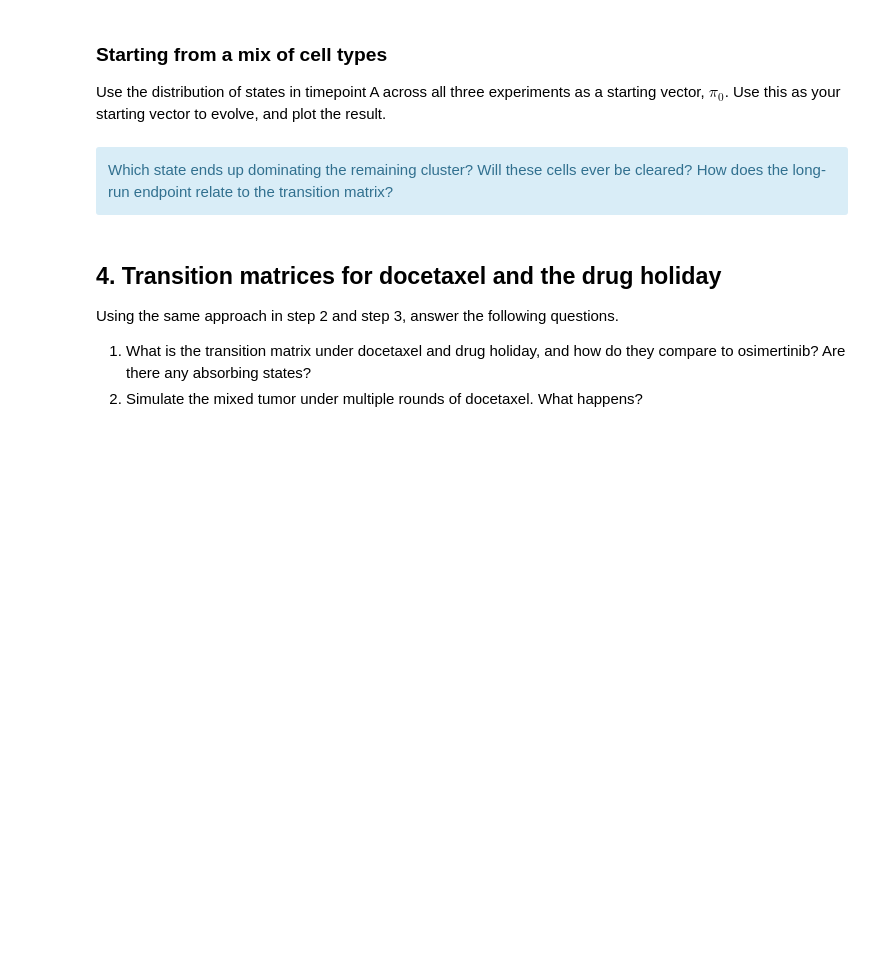
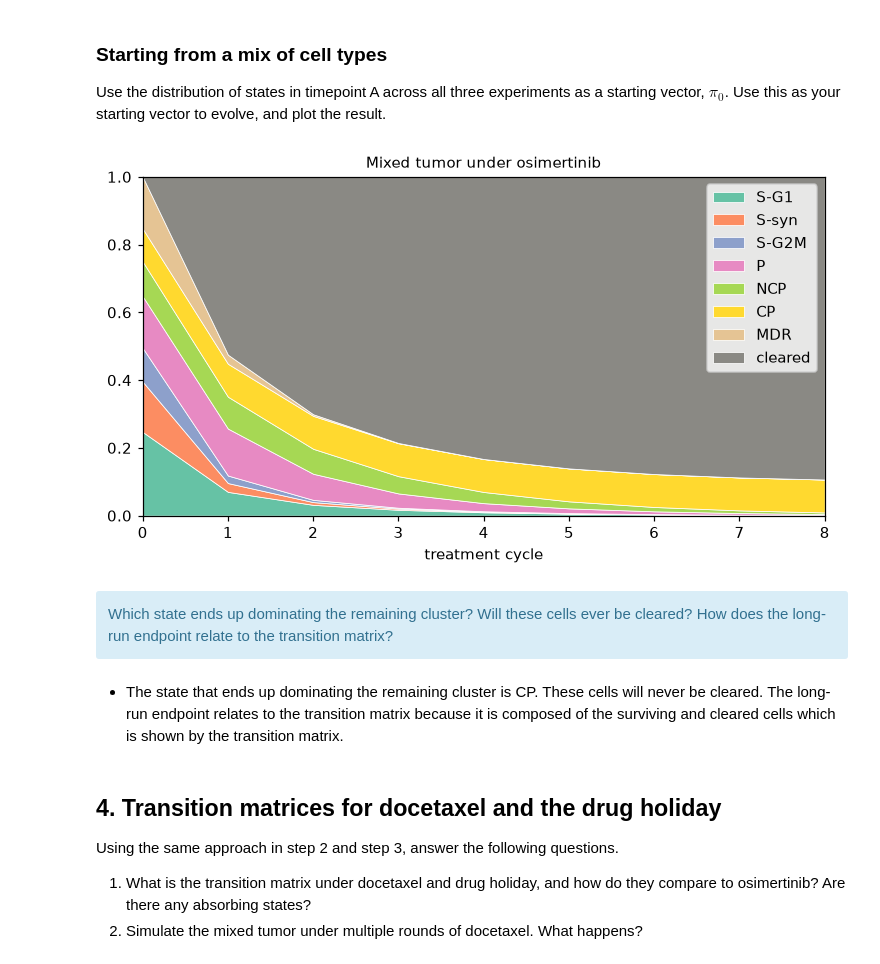
Before and after one commit to rayyan-siddiqui14/UU_F26_templates, a Jupyter notebook: Week10/thursday_lab/Lab09_markov_chain.ipynb, the cells around one changed output. Cells and saved outputs as stored; diff of their text form; code cells hidden in the pictures; blank space fills up the shorter version.

```diff
--- a/Week10/thursday_lab/Lab09_markov_chain.ipynb
+++ b/Week10/thursday_lab/Lab09_markov_chain.ipynb
@@ -225,11 +305,25 @@ Use the distribution of states in timepoint A across all three experiments as a
 # %%
 # Your code here
 
-pi_mix = ...   # TODO: set this equal to the starting vector from timepoint A
+# evolve pi_mix and plot the results
 
-# evolve pi_mix and plot the results
+pi_mix = (cells[cells["timepoint"] == "A"]["state"]
+          .value_counts(normalize=True)
+          .reindex(OUTCOMES, fill_value=0)
+          .to_numpy())
+
+traj_mix = evolve(pi_mix, P_hat, 8)
+
+fig, ax = plt.subplots(figsize=(8, 4))
+plot_trajectory(traj_mix, ax, "Mixed tumor under osimertinib")
+ax.legend()
+plt.show()
+# %% [output]
+[figure, added]
 # %% [markdown]
 <div class = "alert alert-info"> Which state ends up dominating the remaining cluster? Will these cells ever be cleared? How does the long-run endpoint relate to the transition matrix?</div>
+# %% [markdown]
+- The state that ends up dominating the remaining cluster is CP. These cells will never be cleared. The long-run endpoint relates to the transition matrix because it is composed of the surviving and cleared cells which is shown by the transition matrix.
 # %% [markdown]
 ## 4. Transition matrices for docetaxel and the drug holiday
 
```
Also changed, not shown: parts of 26 cells of this notebook, 1 other file.
